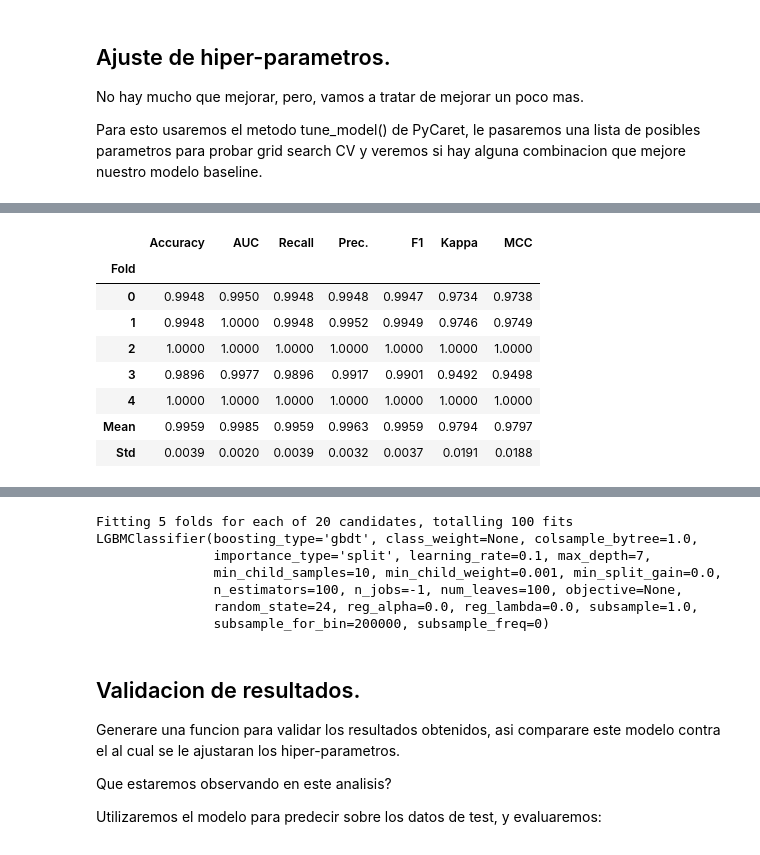
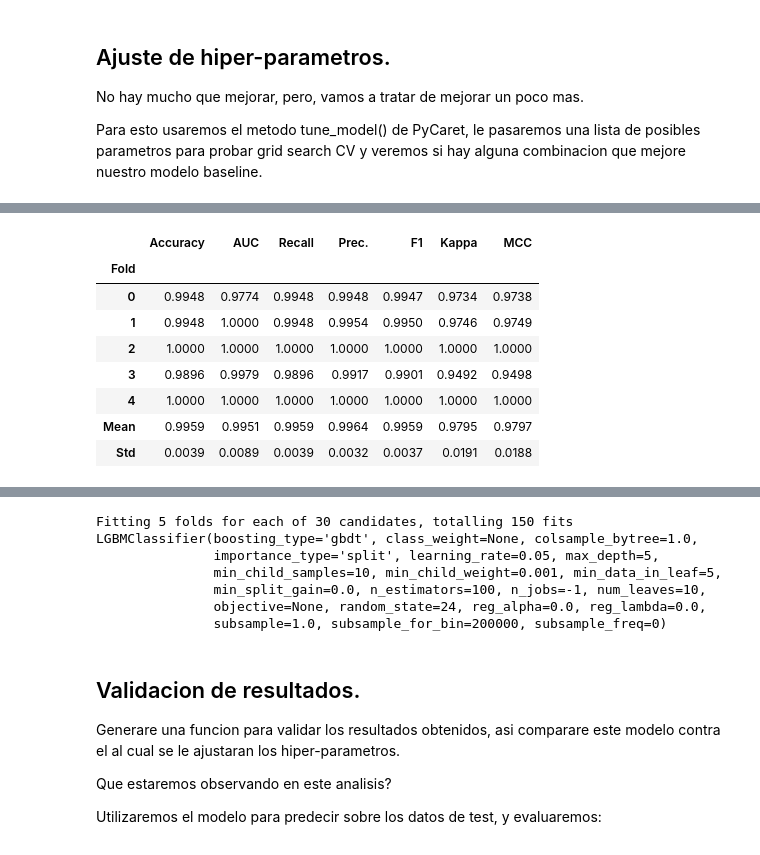
Before and after one commit to bautidea/kaggle_competitions, a Jupyter notebook: market_sentiment_analysis/resolucion.ipynb, the cells around one changed output, grey strips where cells are left out. Drawn from its saved outputs; the diff is of its cells as text; code cells hidden in the pictures.

```diff
--- a/market_sentiment_analysis/resolucion.ipynb
+++ b/market_sentiment_analysis/resolucion.ipynb
@@ -1312,42 +1314,43 @@ Para esto usaremos el metodo tune_model() de PyCaret, le pasaremos una lista de
 # %%
 custom_lgbm_grid = {
     'learning_rate': [0.01, 0.05, 0.1],
-    'max_depth': [5, 7, 10],
-    'num_leaves': [31, 50, 100],
-    'min_child_samples': [10, 20, 50],
+    'max_depth': [2, 5, 7, 10],
+    'num_leaves': [5, 10, 20, 31, 50],
+    'min_child_samples': [5, 10, 20, 30, 50],
     'boosting_type': ['gbdt'],
-    'min_split_gain': [0.0, 0.1]
+    'min_split_gain': [0.0, 0.1, 0.3],
+    'min_data_in_leaf': [5, 10, 20],
 }
 
 tuned_lgbm = tune_model(
     baseline_lgbm,
     optimize='f1',
     fold=5,
-    n_iter=20,
+    n_iter=30,
     search_library='scikit-learn',
     search_algorithm='random',
     custom_grid=custom_lgbm_grid
 )
 print(tuned_lgbm)
 # %% [output]
 [interactive output not drawn]
 |  | Accuracy | AUC | Recall | Prec. | F1 | Kappa | MCC |
 | Fold |  |  |  |  |  |  |  |
-| 0 | 0.9948 | 0.9950 | 0.9948 | 0.9948 | 0.9947 | 0.9734 | 0.9738 |
-| 1 | 0.9948 | 1.0000 | 0.9948 | 0.9952 | 0.9949 | 0.9746 | 0.9749 |
+| 0 | 0.9948 | 0.9774 | 0.9948 | 0.9948 | 0.9947 | 0.9734 | 0.9738 |
+| 1 | 0.9948 | 1.0000 | 0.9948 | 0.9954 | 0.9950 | 0.9746 | 0.9749 |
 | 2 | 1.0000 | 1.0000 | 1.0000 | 1.0000 | 1.0000 | 1.0000 | 1.0000 |
-| 3 | 0.9896 | 0.9977 | 0.9896 | 0.9917 | 0.9901 | 0.9492 | 0.9498 |
+| 3 | 0.9896 | 0.9979 | 0.9896 | 0.9917 | 0.9901 | 0.9492 | 0.9498 |
 | 4 | 1.0000 | 1.0000 | 1.0000 | 1.0000 | 1.0000 | 1.0000 | 1.0000 |
-| Mean | 0.9959 | 0.9985 | 0.9959 | 0.9963 | 0.9959 | 0.9794 | 0.9797 |
-| Std | 0.0039 | 0.0020 | 0.0039 | 0.0032 | 0.0037 | 0.0191 | 0.0188 |
+| Mean | 0.9959 | 0.9951 | 0.9959 | 0.9964 | 0.9959 | 0.9795 | 0.9797 |
+| Std | 0.0039 | 0.0089 | 0.0039 | 0.0032 | 0.0037 | 0.0191 | 0.0188 |
 [interactive output not drawn]
-Fitting 5 folds for each of 20 candidates, totalling 100 fits
+Fitting 5 folds for each of 30 candidates, totalling 150 fits
 LGBMClassifier(boosting_type='gbdt', class_weight=None, colsample_bytree=1.0,
-               importance_type='split', learning_rate=0.1, max_depth=7,
-               min_child_samples=10, min_child_weight=0.001, min_split_gain=0.0,
-               n_estimators=100, n_jobs=-1, num_leaves=100, objective=None,
-               random_state=24, reg_alpha=0.0, reg_lambda=0.0, subsample=1.0,
-               subsample_for_bin=200000, subsample_freq=0)
+               importance_type='split', learning_rate=0.05, max_depth=5,
+               min_child_samples=10, min_child_weight=0.001, min_data_in_leaf=5,
+               min_split_gain=0.0, n_estimators=100, n_jobs=-1, num_leaves=10,
+               objective=None, random_state=24, reg_alpha=0.0, reg_lambda=0.0,
+               subsample=1.0, subsample_for_bin=200000, subsample_freq=0)
 # %% [markdown]
 ## Validacion de resultados.
 
```
Also changed, not shown: parts of 13 cells of this notebook, 1 other file.
